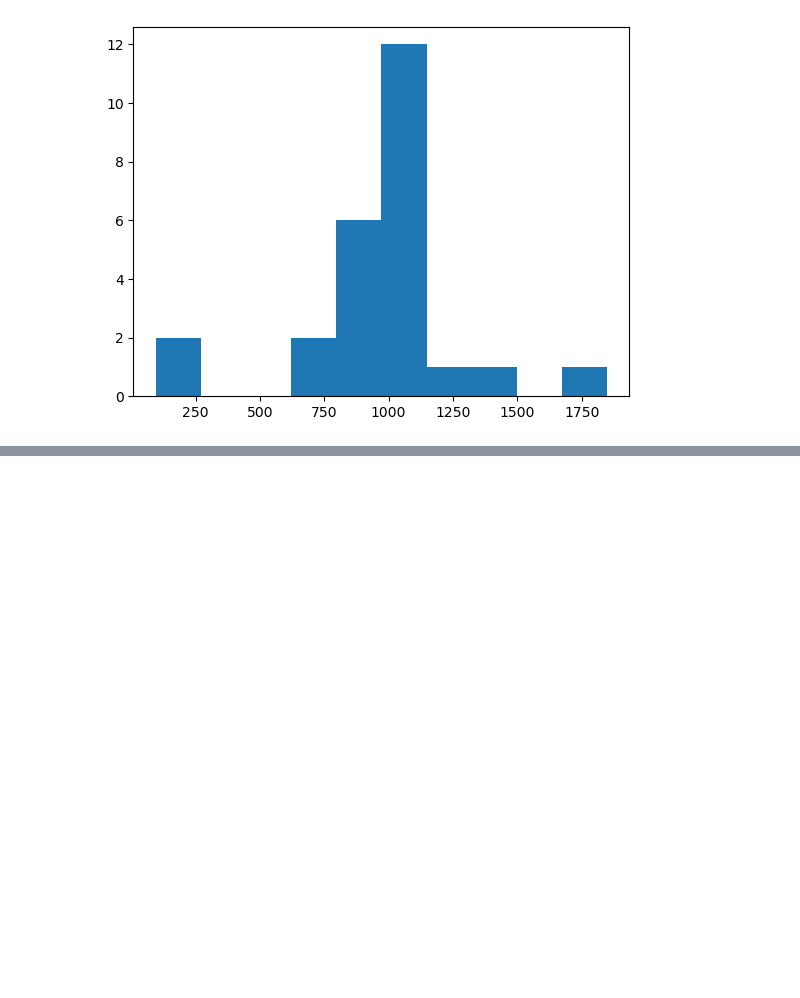
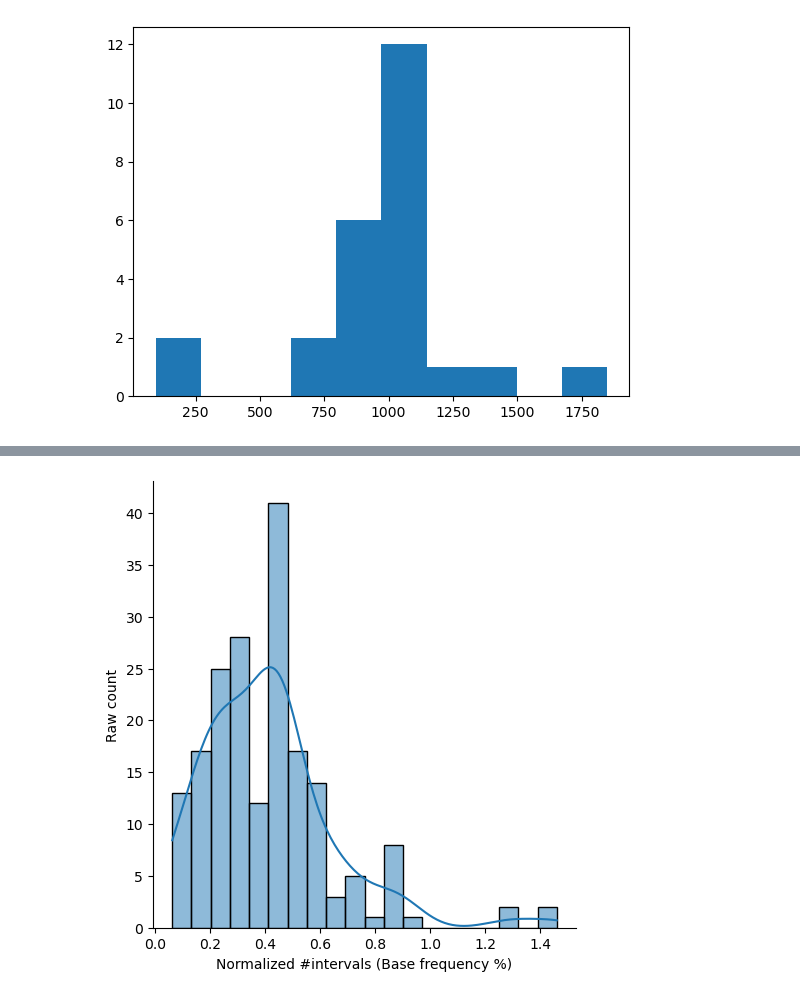
Before and after one commit to betairylia/pokemon-sleep-analysis, a Jupyter notebook: psleep.ipynb, the cells around one changed output, grey strips where cells are left out. Drawn from its saved outputs; the diff is of its cells as text; code cells hidden in the pictures; blank space fills up the shorter version.

```diff
--- a/psleep.ipynb
+++ b/psleep.ipynb
@@ -50,0 +136,9 @@ plt.show()
+# %%
+# Histrogram of intervals
+import seaborn as sns
+sns.displot(p_interval, kde=True, rug=False, bins=20)
+plt.xlabel('Normalized #intervals (Base frequency %)')
+plt.ylabel('Raw count')
+plt.show()
+# %% [output]
+[figure, added]
```
Also changed, not shown: parts of 4 cells of this notebook.
